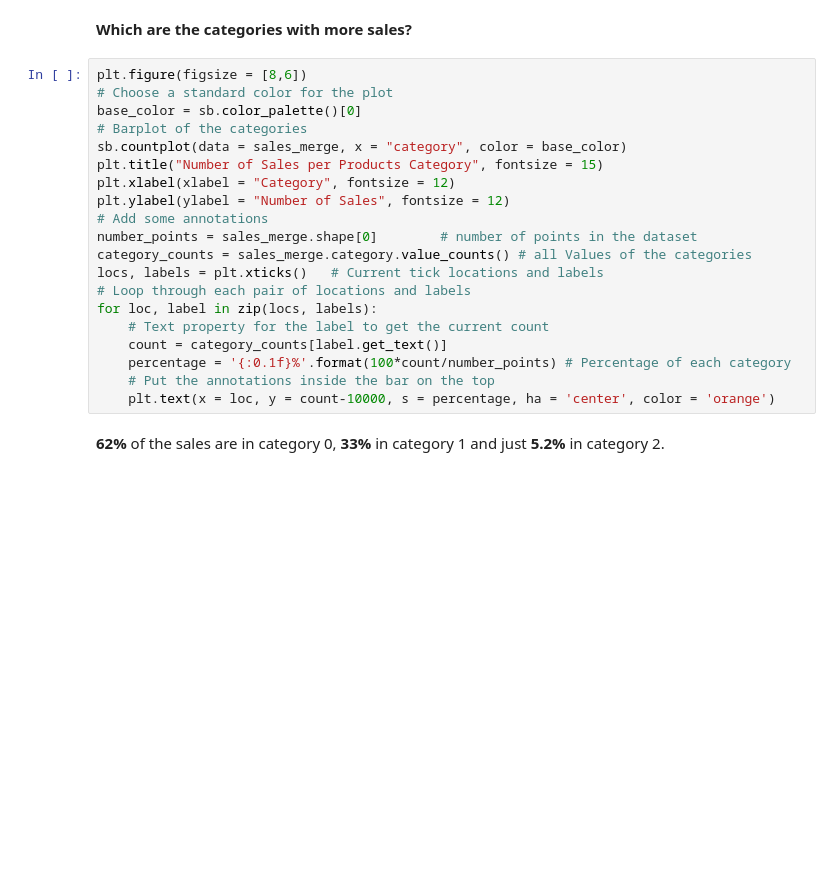
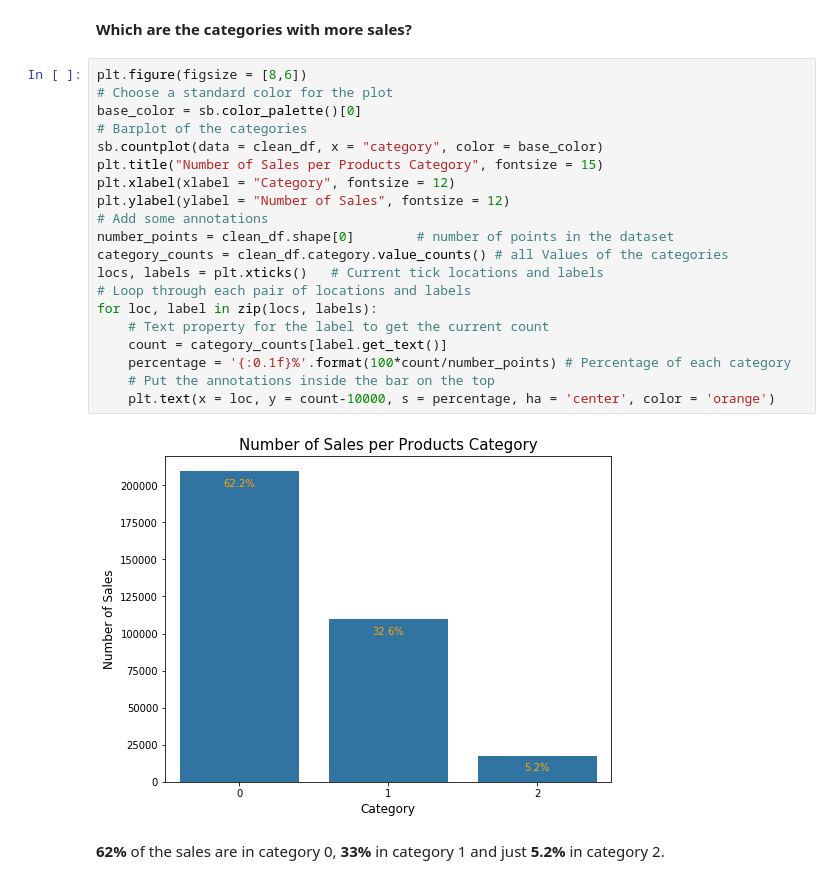
Before and after one commit to furawa/OC_data_analyst_projects, a Jupyter notebook: 02_analyze_company_sales/analyze_company_sales.ipynb, the cells around one changed output. Drawn from its saved outputs; the diff is of its cells as text; blank space fills up the shorter version.

```diff
--- a/02_analyze_company_sales/analyze_company_sales.ipynb
+++ b/02_analyze_company_sales/analyze_company_sales.ipynb
@@ -379,23 +397,25 @@ We confirm here that most of the sales are between **0 and 16**, with highest sa
 # %%
 plt.figure(figsize = [8,6])
 # Choose a standard color for the plot
 base_color = sb.color_palette()[0]
 # Barplot of the categories
-sb.countplot(data = sales_merge, x = "category", color = base_color)
+sb.countplot(data = clean_df, x = "category", color = base_color)
 plt.title("Number of Sales per Products Category", fontsize = 15)
 plt.xlabel(xlabel = "Category", fontsize = 12)
 plt.ylabel(ylabel = "Number of Sales", fontsize = 12)
 # Add some annotations
-number_points = sales_merge.shape[0]        # number of points in the dataset
-category_counts = sales_merge.category.value_counts() # all Values of the categories
+number_points = clean_df.shape[0]        # number of points in the dataset
+category_counts = clean_df.category.value_counts() # all Values of the categories
 locs, labels = plt.xticks()   # Current tick locations and labels
 # Loop through each pair of locations and labels
 for loc, label in zip(locs, labels):
     # Text property for the label to get the current count
     count = category_counts[label.get_text()]
     percentage = '{:0.1f}%'.format(100*count/number_points) # Percentage of each category
     # Put the annotations inside the bar on the top
     plt.text(x = loc, y = count-10000, s = percentage, ha = 'center', color = 'orange')
+# %% [output]
+[figure, added]
 # %% [markdown]
 **62%** of the sales are in category 0, **33%** in category 1 and just **5.2%** in category 2.
 # %% [markdown]
```
Also changed, not shown: parts of 10 cells of this notebook.
